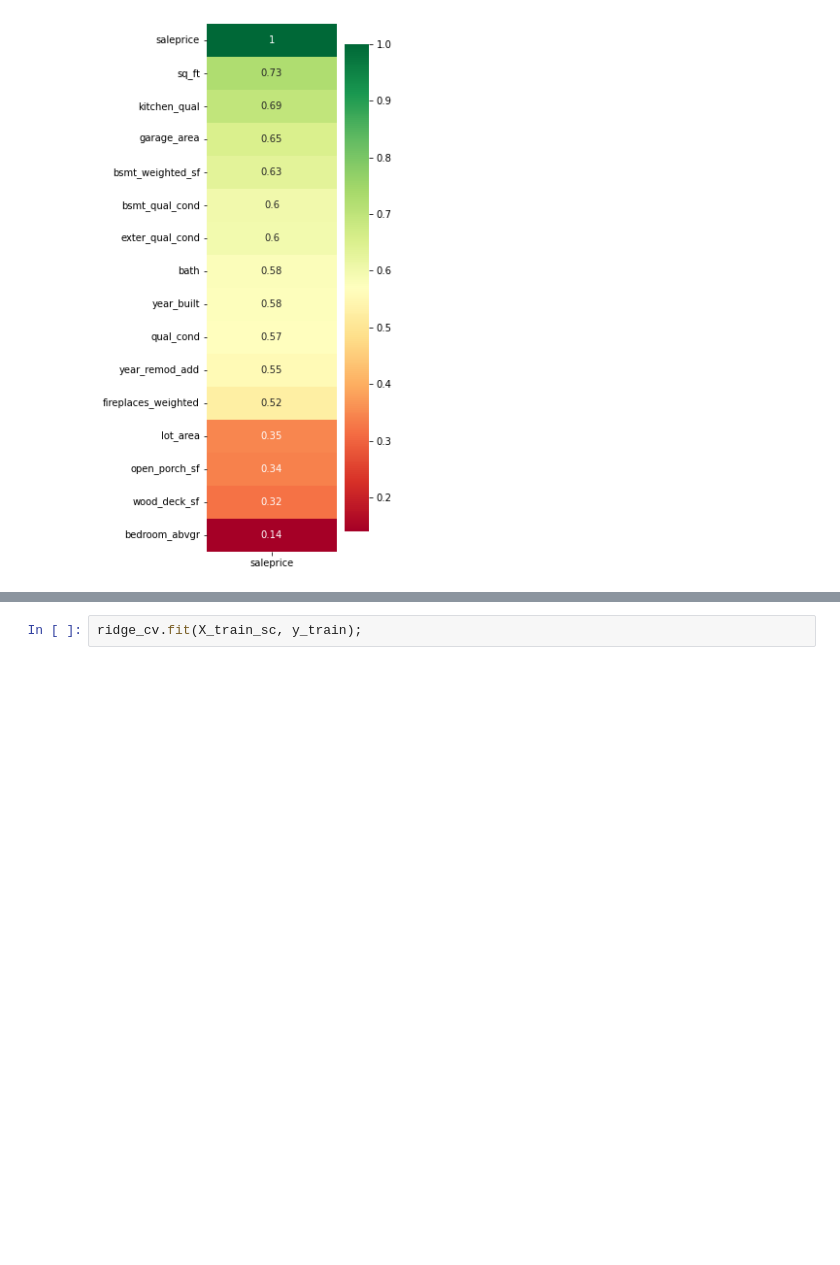
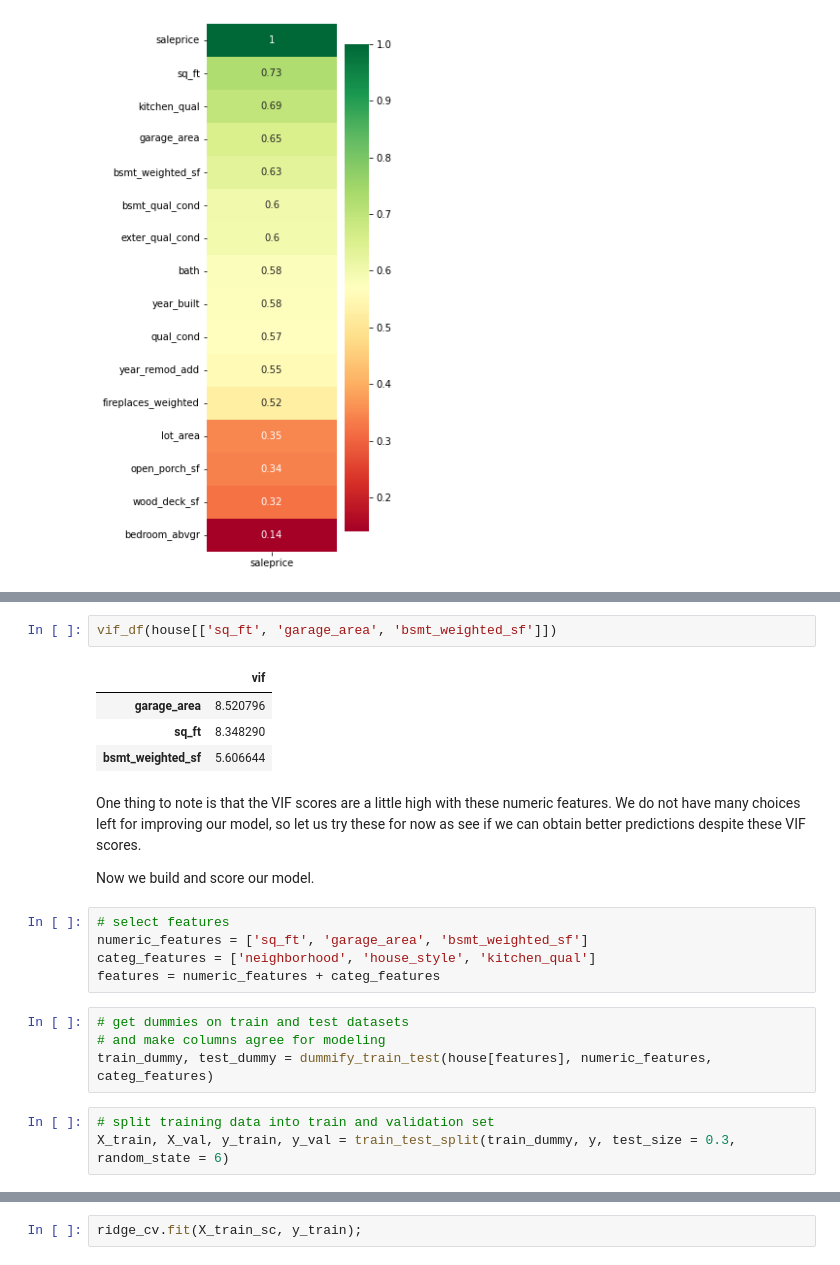
Before and after one commit to jguo052/Ames-Housing-Price-Regression, a Jupyter notebook: code/03_modeling.ipynb, the cells around one changed output, grey strips where cells are left out. Drawn from its saved outputs; the diff is of its cells as text; blank space fills up the shorter version.

```diff
--- a/code/03_modeling.ipynb
+++ b/code/03_modeling.ipynb
@@ -420,0 +411,23 @@ X_val_sc = ss.transform(X_val)
+# %%
+vif_df(house[['sq_ft', 'garage_area', 'bsmt_weighted_sf']])
+# %% [output]
+|  | vif |
+| garage_area | 8.520796 |
+| sq_ft | 8.348290 |
+| bsmt_weighted_sf | 5.606644 |
+# %% [markdown]
+One thing to note is that the VIF scores are a little high with these numeric features. We do not have many choices left for improving our model, so let us try these for now as see if we can obtain better predictions despite these VIF scores.
+
+Now we build and score our model.
+# %%
+# select features
+numeric_features = ['sq_ft', 'garage_area', 'bsmt_weighted_sf']
+categ_features = ['neighborhood', 'house_style', 'kitchen_qual']
+features = numeric_features + categ_features
+# %%
+# get dummies on train and test datasets
+# and make columns agree for modeling
+train_dummy, test_dummy = dummify_train_test(house[features], numeric_features, categ_features)
+# %%
+# split training data into train and validation set
+X_train, X_val, y_train, y_val = train_test_split(train_dummy, y, test_size = 0.3, random_state = 6)
```
Also changed, not shown: parts of 161 cells of this notebook, 10 other files.
